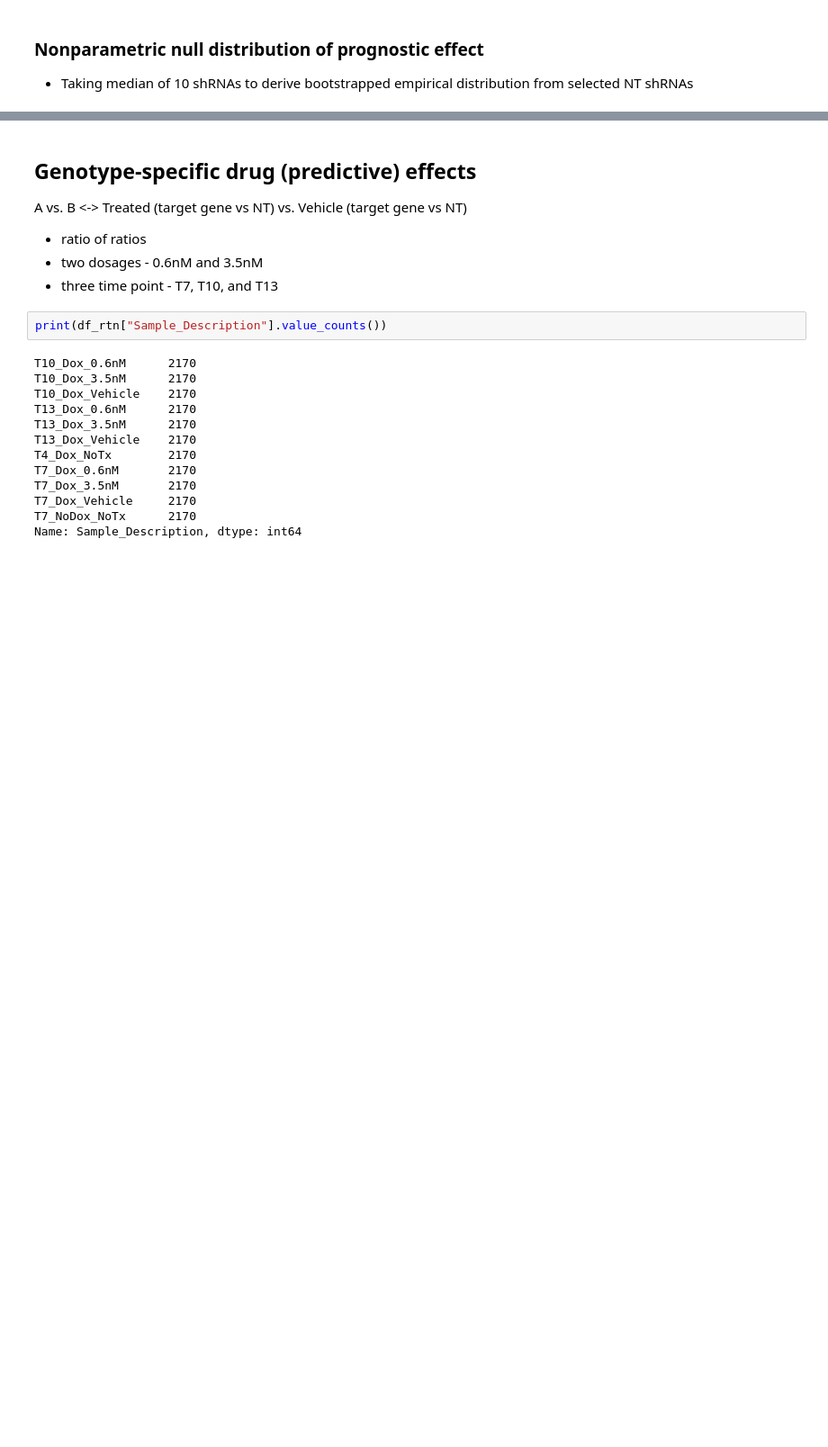
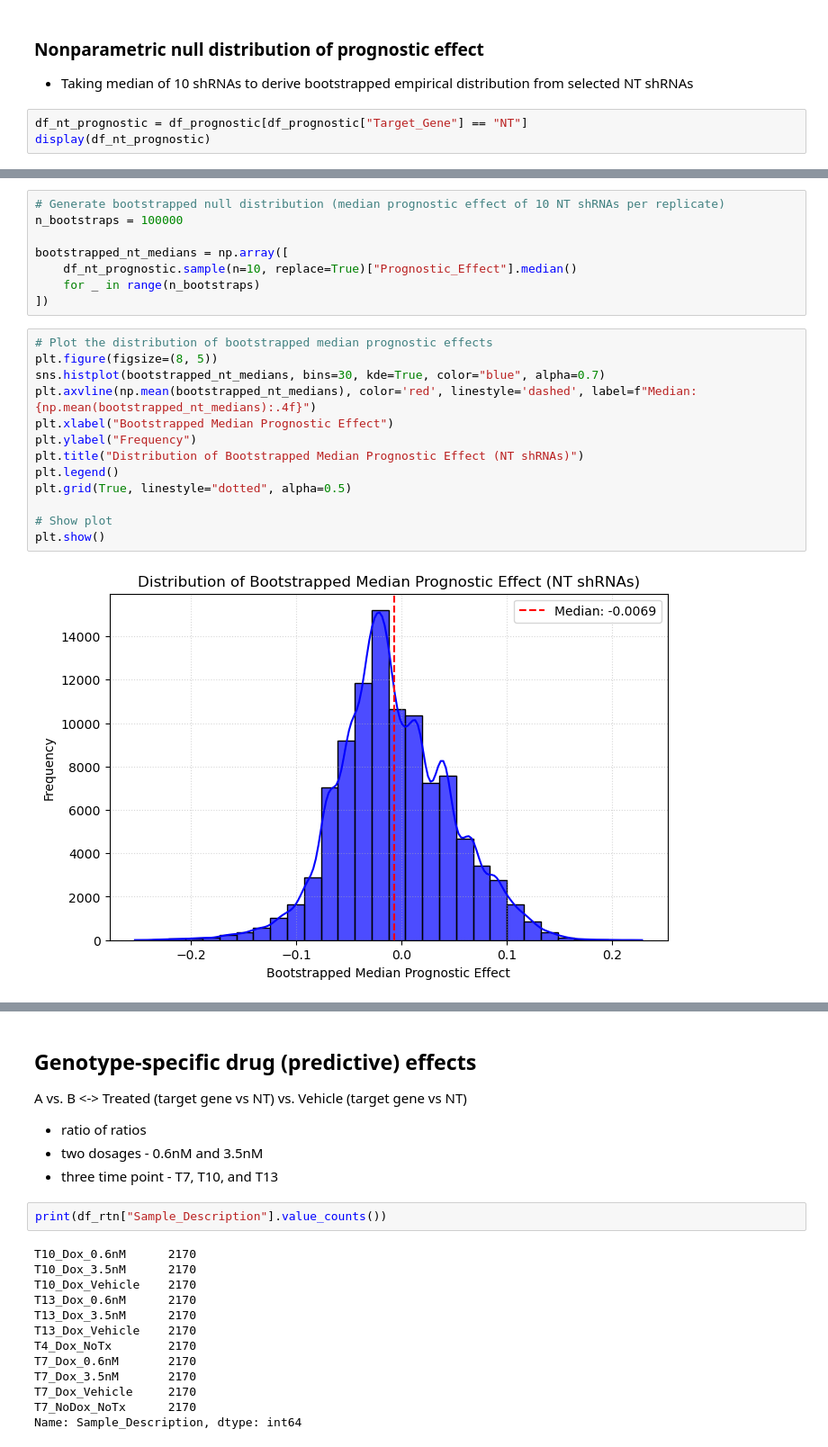
Before and after one commit to bli-rvmd/multi_shrna_barcoding, a Jupyter notebook: code/multi_shrna_screening_ap009.ipynb, the cells around one changed output, grey strips where cells are left out. Shown at 90% size. Drawn from its saved outputs; the diff is of its cells as text; blank space fills up the shorter version.

```diff
--- a/code/multi_shrna_screening_ap009.ipynb
+++ b/code/multi_shrna_screening_ap009.ipynb
@@ -859,3 +876,6 @@ plt.show()
 # %% [markdown]
 ### Nonparametric null distribution of prognostic effect
 * Taking median of 10 shRNAs to derive bootstrapped empirical distribution from selected NT shRNAs
+# %%
+df_nt_prognostic = df_prognostic[df_prognostic["Target_Gene"] == "NT"]
+display(df_nt_prognostic)
@@ -861,0 +896,23 @@ plt.show()
+# %%
+# Generate bootstrapped null distribution (median prognostic effect of 10 NT shRNAs per replicate)
+n_bootstraps = 100000
+
+bootstrapped_nt_medians = np.array([
+    df_nt_prognostic.sample(n=10, replace=True)["Prognostic_Effect"].median()
+    for _ in range(n_bootstraps)
+])
+# %%
+# Plot the distribution of bootstrapped median prognostic effects
+plt.figure(figsize=(8, 5))
+sns.histplot(bootstrapped_nt_medians, bins=30, kde=True, color="blue", alpha=0.7)
+plt.axvline(np.mean(bootstrapped_nt_medians), color='red', linestyle='dashed', label=f"Median: {np.mean(bootstrapped_nt_medians):.4f}")
+plt.xlabel("Bootstrapped Median Prognostic Effect")
+plt.ylabel("Frequency")
+plt.title("Distribution of Bootstrapped Median Prognostic Effect (NT shRNAs)")
+plt.legend()
+plt.grid(True, linestyle="dotted", alpha=0.5)
+
+# Show plot
+plt.show()
+# %% [output]
+[figure, added]
```
Also changed, not shown: parts of 3 cells of this notebook, 2 other files.
